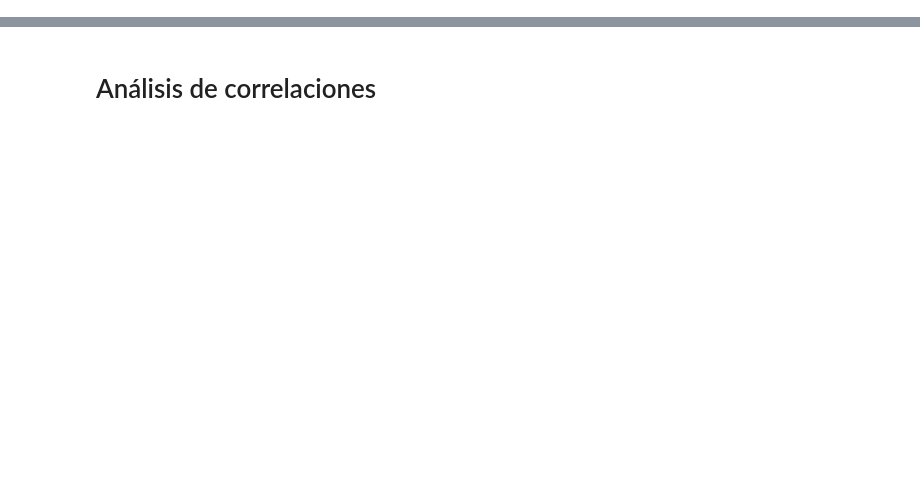
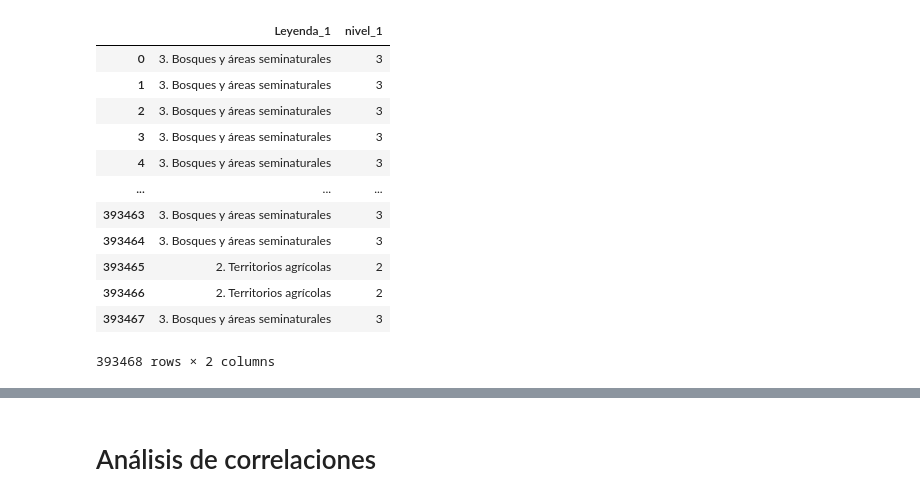
Before and after one commit to HIDES-Co/colombian_case_methane_analysis-, a Jupyter notebook: data_analysis/correlations.ipynb, the cells around one changed output, grey strips where cells are left out. Saved outputs shown, nothing was run; the diff lists cells and outputs as text; code cells hidden in the pictures; blank space fills up the shorter version.

```diff
--- a/data_analysis/correlations.ipynb
+++ b/data_analysis/correlations.ipynb
@@ -40,4 +86,18 @@ mydict
 # %%
-dfg['Leyenda_1']=dfg['nivel_1'].map(mydict1)
-dfg[['Leyenda_1','nivel_1']]
+gdf['Leyenda_1'] = gdf['nivel_1'].map(mydict1)
+gdf[['Leyenda_1','nivel_1']]
+# %% [output]
+|  | Leyenda_1 | nivel_1 |
+| 0 | 3. Bosques y áreas seminaturales | 3 |
+| 1 | 3. Bosques y áreas seminaturales | 3 |
+| 2 | 3. Bosques y áreas seminaturales | 3 |
+| 3 | 3. Bosques y áreas seminaturales | 3 |
+| 4 | 3. Bosques y áreas seminaturales | 3 |
+| ... | ... | ... |
+| 393463 | 3. Bosques y áreas seminaturales | 3 |
+| 393464 | 3. Bosques y áreas seminaturales | 3 |
+| 393465 | 2. Territorios agrícolas | 2 |
+| 393466 | 2. Territorios agrícolas | 2 |
+| 393467 | 3. Bosques y áreas seminaturales | 3 |
+393468 rows × 2 columns
 # %%
```
Also changed, not shown: parts of 22 cells of this notebook, 7 other files.
